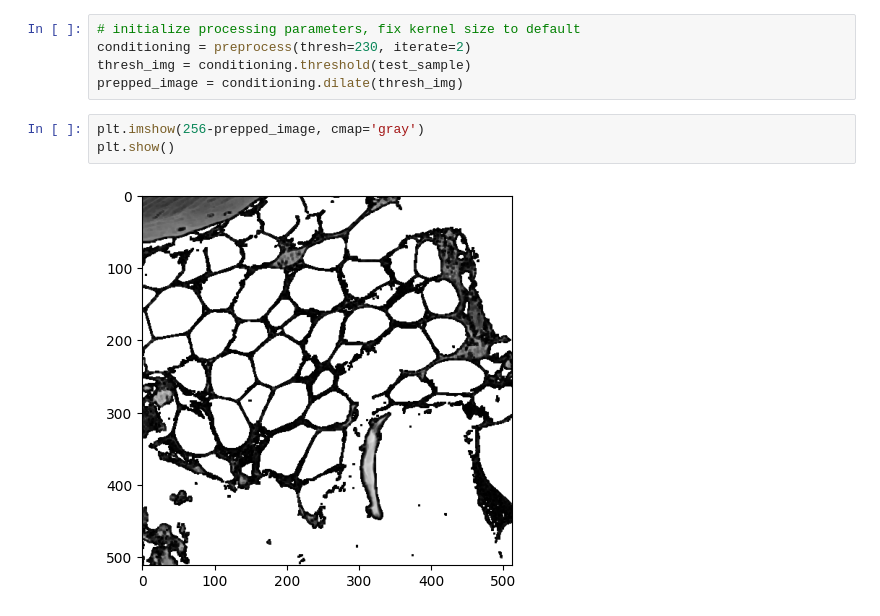
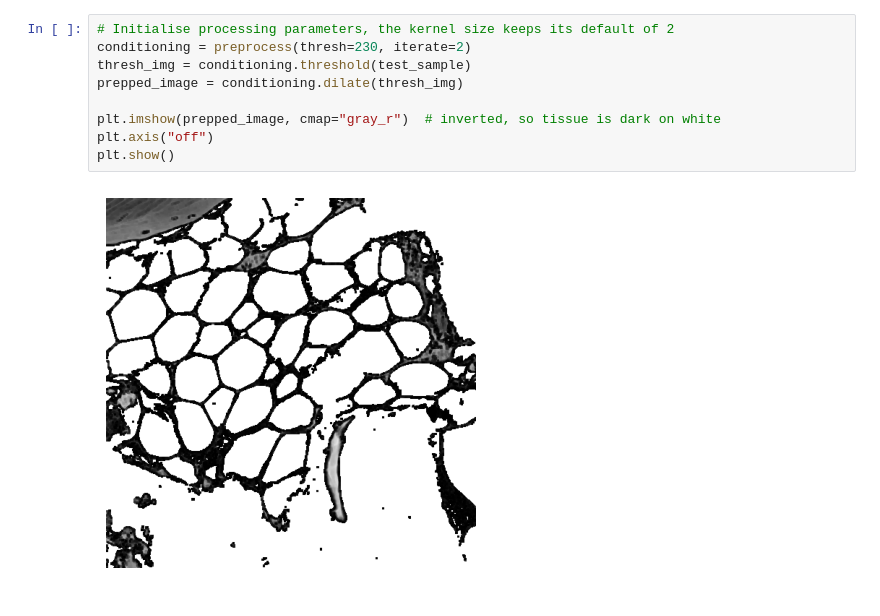
Before and after one commit to Shrunalp/PHC, a Jupyter notebook: PHC_Tutorial.ipynb, the cells around one changed output. Saved outputs shown, nothing was run; the diff lists cells and outputs as text.

```diff
--- a/PHC_Tutorial.ipynb
+++ b/PHC_Tutorial.ipynb
@@ -22,10 +47,11 @@ The method below conditions the greyscaled images to minimize topological noise.
 # %%
-# initialize processing parameters, fix kernel size to default
+# Initialise processing parameters, the kernel size keeps its default of 2
 conditioning = preprocess(thresh=230, iterate=2)
 thresh_img = conditioning.threshold(test_sample)
 prepped_image = conditioning.dilate(thresh_img)
+
+plt.imshow(prepped_image, cmap="gray_r")  # inverted, so tissue is dark on white
+plt.axis("off")
+plt.show()
+# %% [output]
+[figure, added]
-# %%
-plt.imshow(256-prepped_image, cmap='gray')
-plt.show()
-# %% [output]
-[figure, removed]
```
Also changed, not shown: parts of 21 cells of this notebook, 30 other files.
